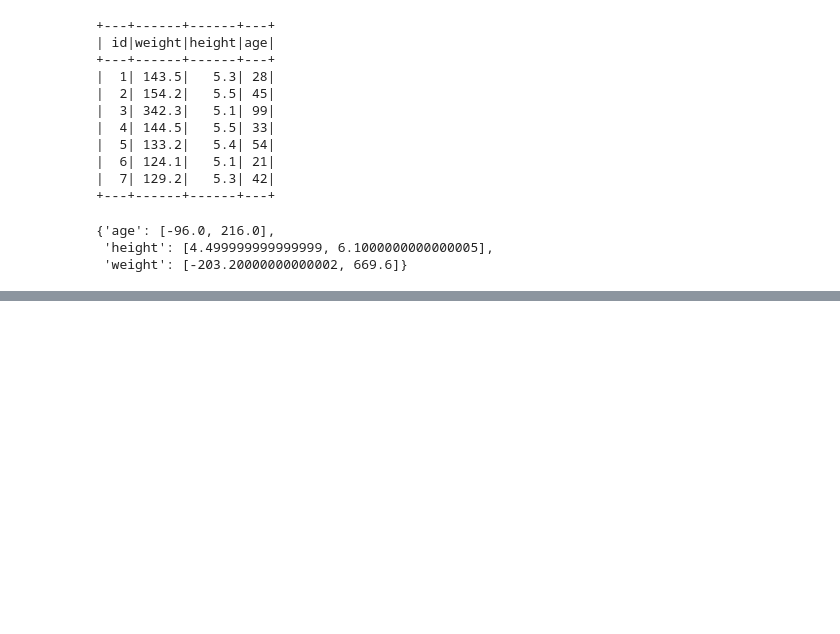
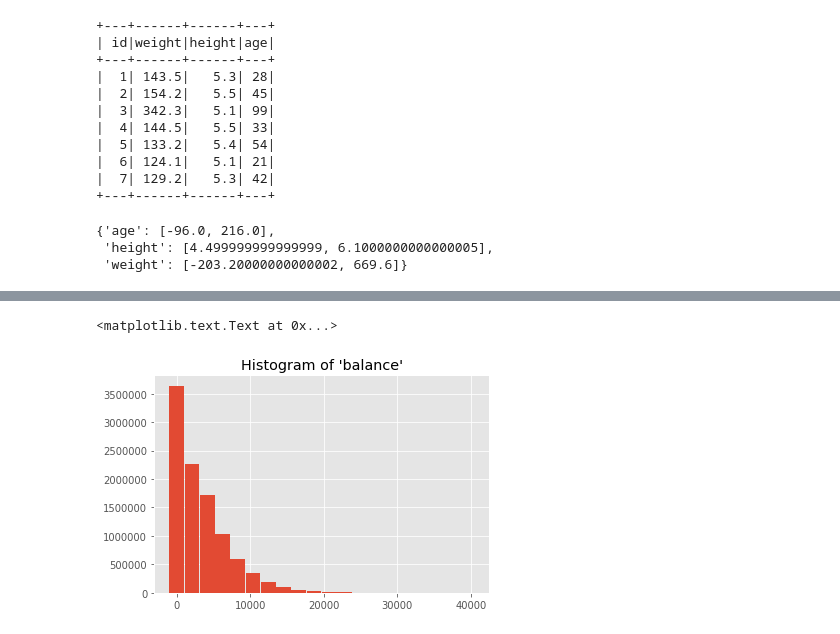
Before and after one commit to stp8954/notebooks, a Jupyter notebook: spark_tutorial.ipynb, the cells around one changed output, grey strips where cells are left out. Cells and saved outputs as stored; diff of their text form; code cells hidden in the pictures; blank space fills up the shorter version.

Commit message:
data cleaning

```diff
--- a/spark_tutorial.ipynb
+++ b/spark_tutorial.ipynb
@@ -641,0 +666,8 @@ bounds
+# %%
+fields = [
+    *[tp.StructField( h.strip('"'), tp.IntegerType(), True)
+    for h in header.split(',')]
+]
+schema = tp.StructType(fields)
+# %%
+fraud_df = spark.createDataFrame(fraud, schema)
@@ -641,0 +758,8 @@ bounds
+# %%
+%matplotlib inline
+import matplotlib.pyplot as plt
+plt.style.use('ggplot')
+
+#import bokeh.charts as chrt
+from bokeh.io import output_notebook
+output_notebook()
@@ -641,0 +769,4 @@ bounds
+# %%
+hists = fraud_df.select('balance').rdd.flatMap(
+lambda row:row
+).histogram(20)
@@ -641,0 +793,10 @@ bounds
+# %%
+data = {
+    'bins':hists[0][:-1],
+    'freq':hists[1]
+}
+plt.bar(data['bins'] , data['freq'], width=2000)
+plt.title('Histogram of \'balance\'')
+# %% [output]
+<matplotlib.text.Text at 0x...>
+[figure, added]
```
Also changed, not shown: parts of 19 cells of this notebook.
